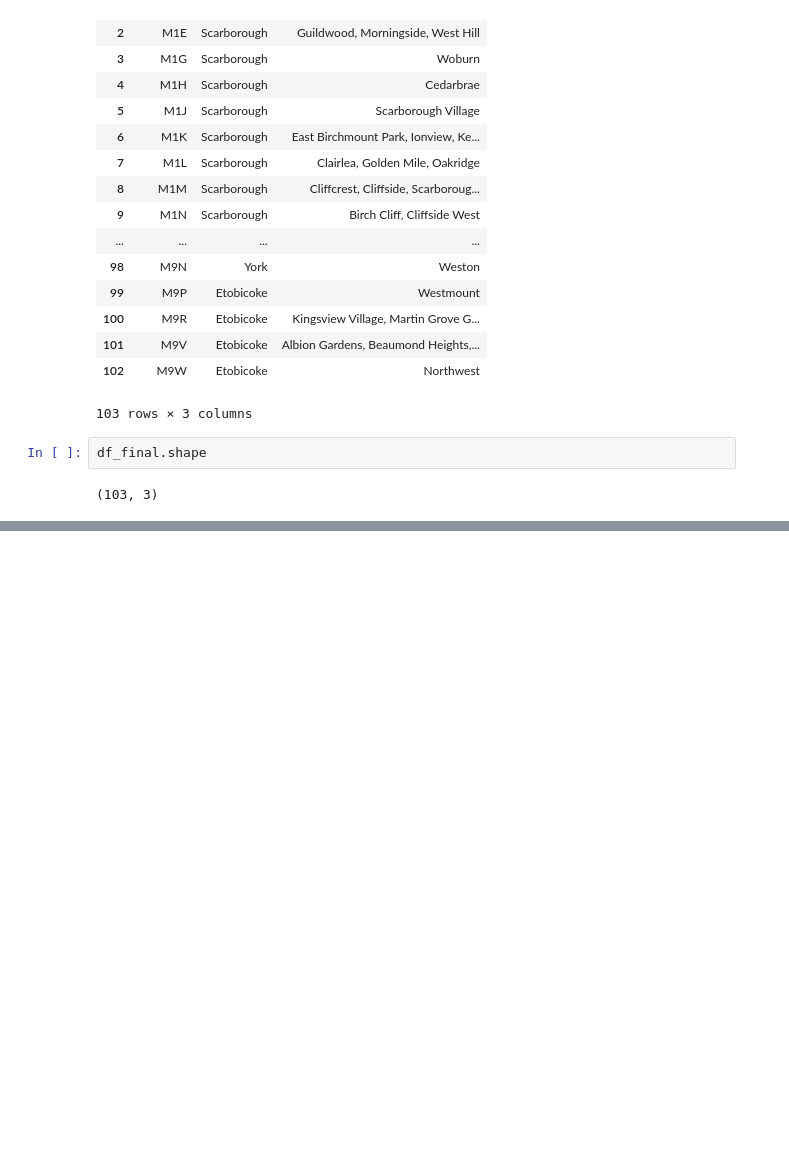
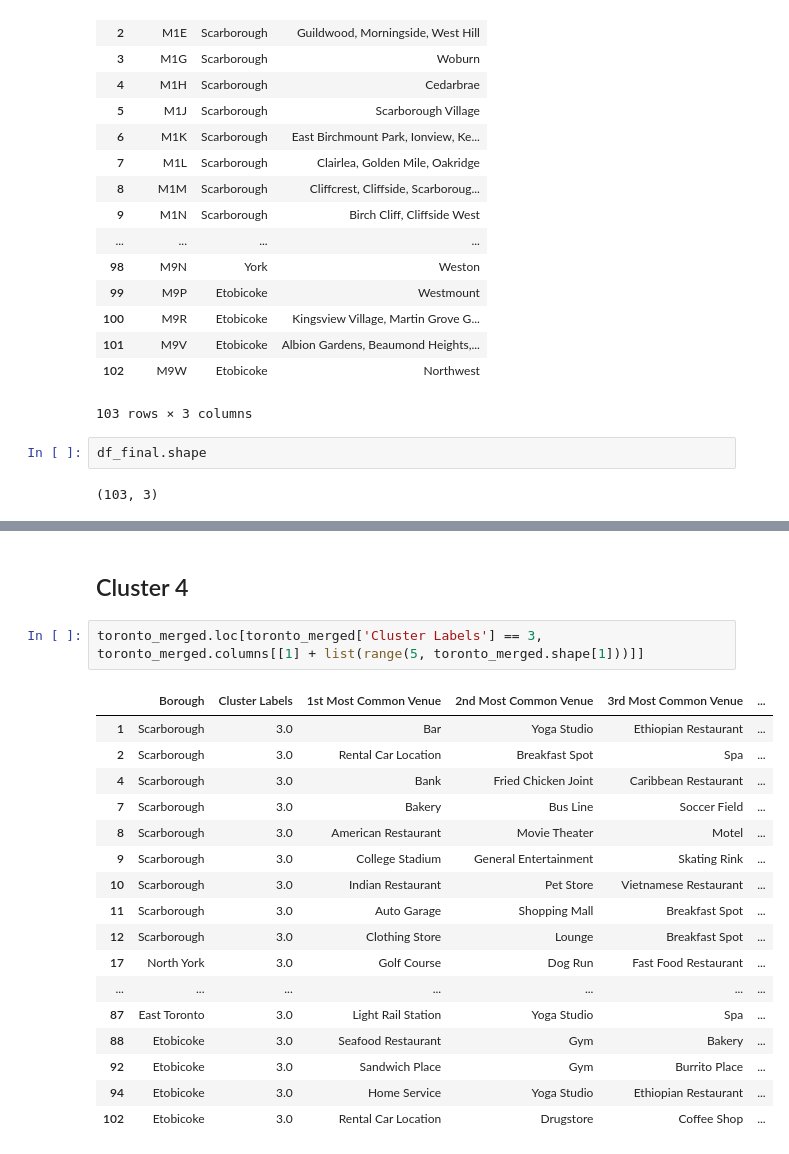
Before and after one commit to dinosaur8312/github-example, a Jupyter notebook: Capstone Week3.ipynb, the cells around one changed output, grey strips where cells are left out. Saved outputs shown, nothing was run; the diff lists cells and outputs as text; blank space fills up the shorter version.

```diff
--- a/Capstone Week3.ipynb
+++ b/Capstone Week3.ipynb
@@ -45,0 +584,22 @@ df_final.shape
+# %% [markdown]
+## Cluster 4
+# %%
+toronto_merged.loc[toronto_merged['Cluster Labels'] == 3, toronto_merged.columns[[1] + list(range(5, toronto_merged.shape[1]))]]
+# %% [output]
+|  | Borough | Cluster Labels | 1st Most Common Venue | 2nd Most Common Venue | 3rd Most Common Venue | ... |
+| 1 | Scarborough | 3.0 | Bar | Yoga Studio | Ethiopian Restaurant | ... |
+| 2 | Scarborough | 3.0 | Rental Car Location | Breakfast Spot | Spa | ... |
+| 4 | Scarborough | 3.0 | Bank | Fried Chicken Joint | Caribbean Restaurant | ... |
+| 7 | Scarborough | 3.0 | Bakery | Bus Line | Soccer Field | ... |
+| 8 | Scarborough | 3.0 | American Restaurant | Movie Theater | Motel | ... |
+| 9 | Scarborough | 3.0 | College Stadium | General Entertainment | Skating Rink | ... |
+| 10 | Scarborough | 3.0 | Indian Restaurant | Pet Store | Vietnamese Restaurant | ... |
+| 11 | Scarborough | 3.0 | Auto Garage | Shopping Mall | Breakfast Spot | ... |
+| 12 | Scarborough | 3.0 | Clothing Store | Lounge | Breakfast Spot | ... |
+| 17 | North York | 3.0 | Golf Course | Dog Run | Fast Food Restaurant | ... |
+| ... | ... | ... | ... | ... | ... | ... |
+| 87 | East Toronto | 3.0 | Light Rail Station | Yoga Studio | Spa | ... |
+| 88 | Etobicoke | 3.0 | Seafood Restaurant | Gym | Bakery | ... |
+| 92 | Etobicoke | 3.0 | Sandwich Place | Gym | Burrito Place | ... |
+| 94 | Etobicoke | 3.0 | Home Service | Yoga Studio | Ethiopian Restaurant | ... |
+| 102 | Etobicoke | 3.0 | Rental Car Location | Drugstore | Coffee Shop | ... |
```
Also changed, not shown: parts of 64 cells of this notebook.
